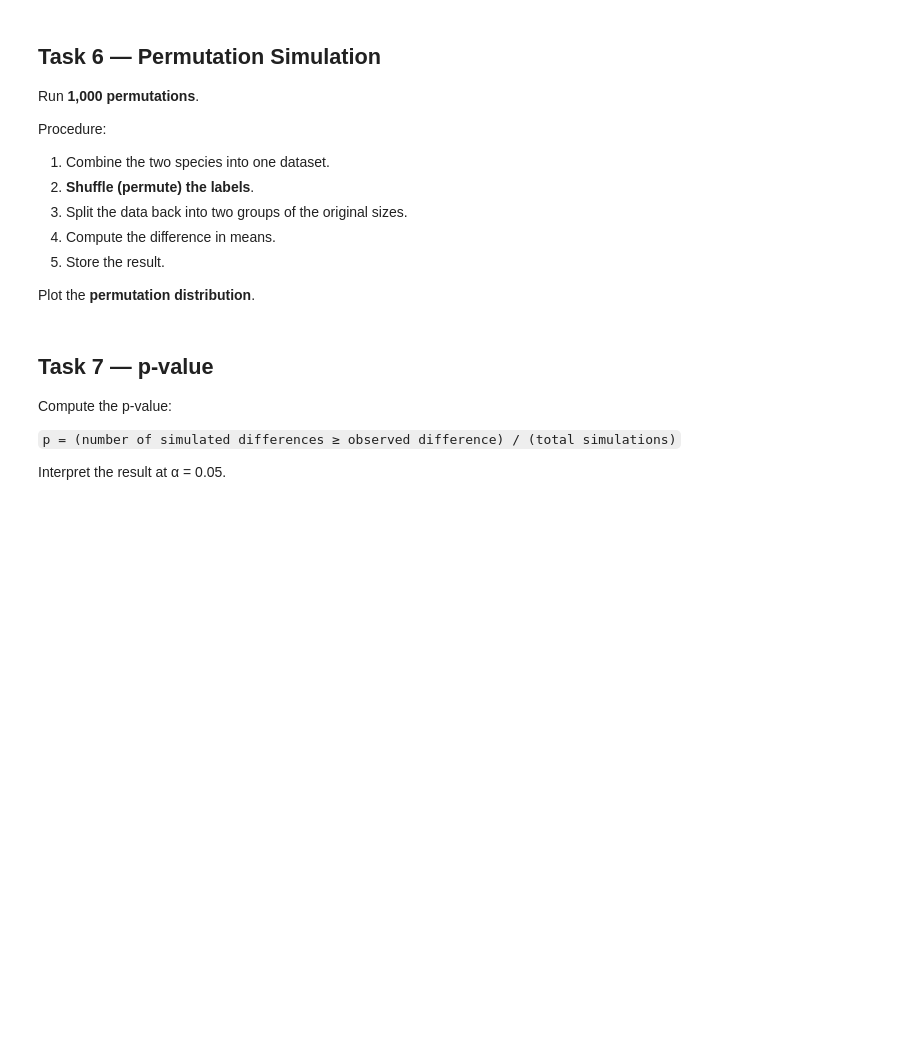
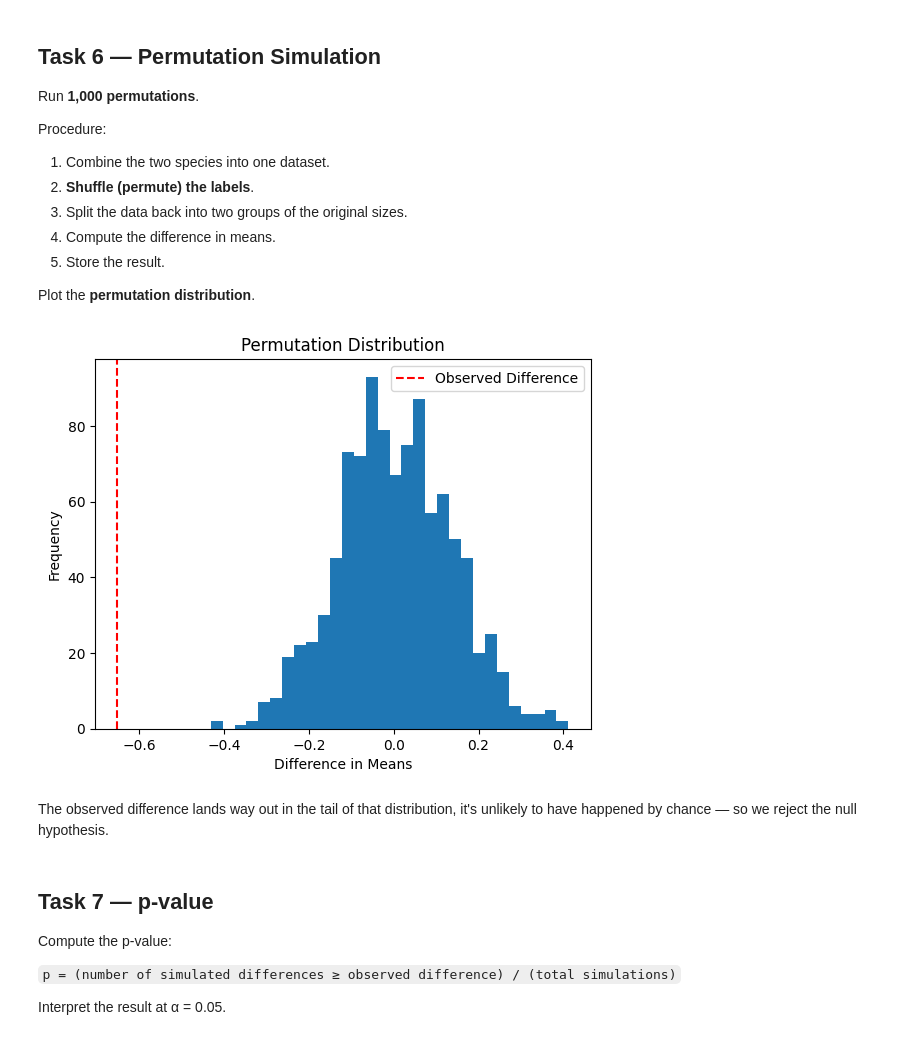
Before and after one commit to HunterTzou/DATA_201_SPRING_2026, a Jupyter notebook: homework/Tzou_Hunter_DATA201_Week5_Iris_Resampling.ipynb, the cells around one changed output. Drawn from its saved outputs; the diff is of its cells as text; code cells hidden in the pictures; blank space fills up the shorter version.

```diff
--- a/homework/Tzou_Hunter_DATA201_Week5_Iris_Resampling.ipynb
+++ b/homework/Tzou_Hunter_DATA201_Week5_Iris_Resampling.ipynb
@@ -118,3 +232,10 @@ Compute the observed difference in means:
 `difference = mean(Versicolor) − mean(Virginica)`
 # %%
 # Task 5: Compute observed difference in means
+
+Versi_mean = iris.loc[iris['species'] == 'versicolor', 'sepal_length'].mean().round(2)
+Virgi_mean = iris.loc[iris['species'] == 'virginica', 'sepal_length'].mean().round(2)
+
+obs_difference = Versi_mean - Virgi_mean
+
+print("Observed Difference in Means:", (obs_difference).round(2))
@@ -133,8 +256,33 @@ Procedure:
 Plot the **permutation distribution**.
 # %%
 # Task 6: Permutation simulation (1,000 permutations)
+
+versicolor = iris[iris['species'] == 'versicolor']['sepal_length']
+virginica = iris[iris['species'] == 'virginica']['sepal_length']
+
+combined = pd.concat([versicolor, virginica])
+
+permutation_diffs = []
+
+for i in range(1000):
+    shuffled = combined.sample(frac=1).reset_index(drop=True)
+    group1 = shuffled[:len(versicolor)]
+    group2 = shuffled[len(versicolor):]
+    permutation_diffs.append(group1.mean() - group2.mean())
 # %%
 # Task 6: Plot permutation distribution
+
+plt.hist(permutation_diffs, bins=30)
+plt.axvline(obs_difference, color='red', linestyle='dashed', label='Observed Difference')
+plt.xlabel('Difference in Means')
+plt.ylabel('Frequency')
+plt.title('Permutation Distribution')
+plt.legend()
+plt.show()
+# %% [output]
+[figure, added]
+# %% [markdown]
+The observed difference lands way out in the tail of that distribution, it's unlikely to have happened by chance — so we reject the null hypothesis.
 # %% [markdown]
 ## Task 7 — p-value
 
```
Also changed, not shown: parts of 18 cells of this notebook.
